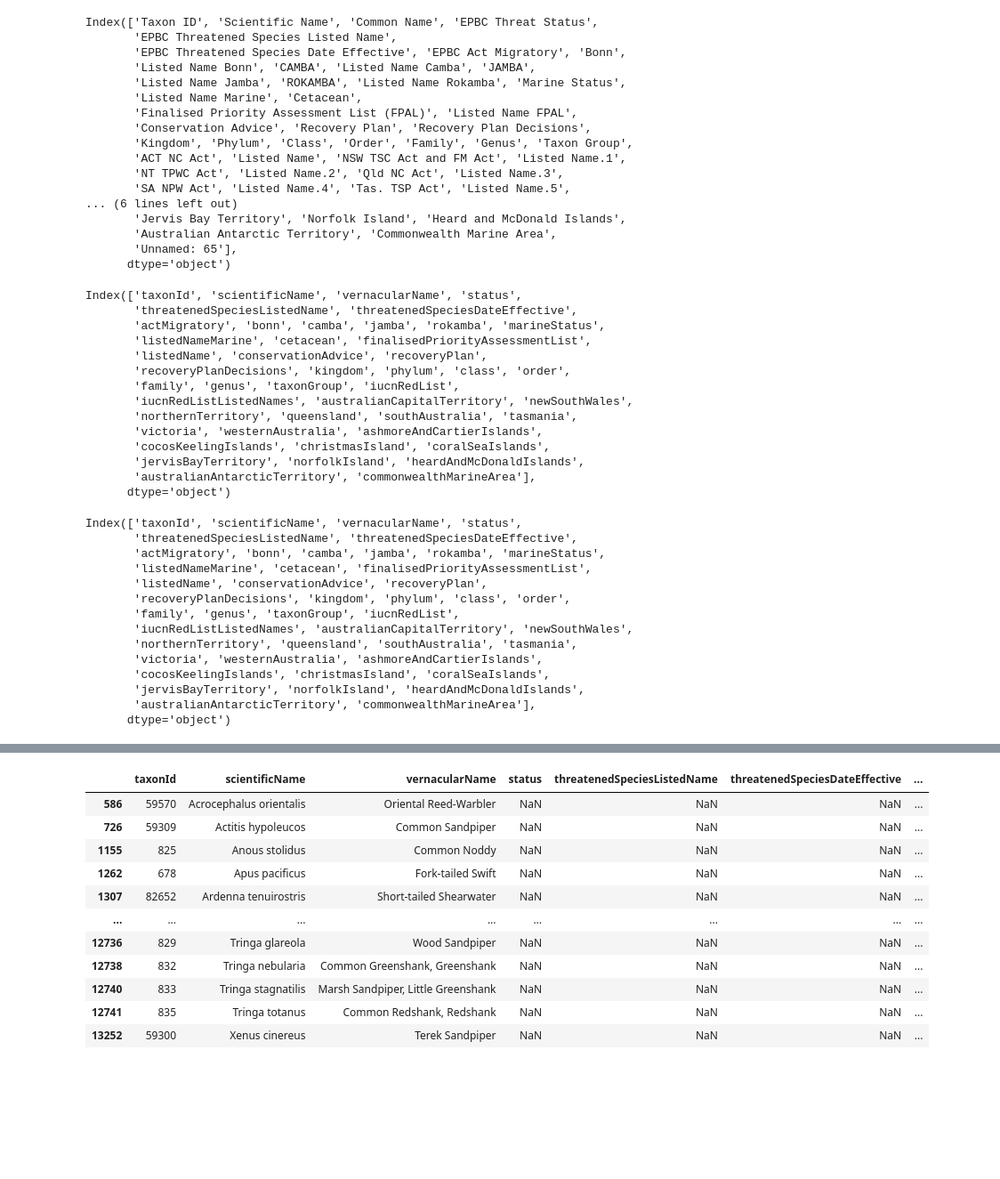
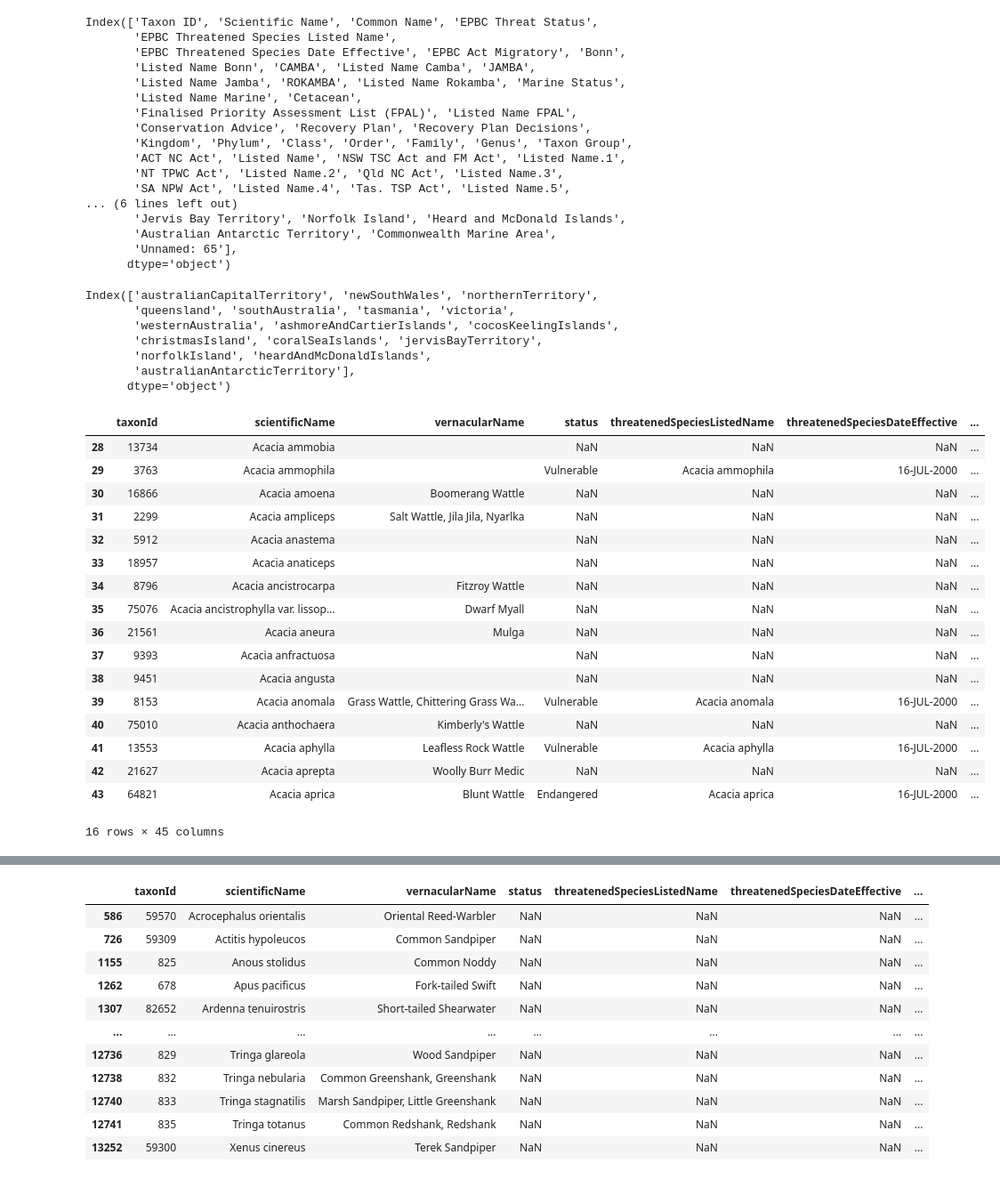
Before and after one commit to AtlasOfLivingAustralia/authoritative-lists, a Jupyter notebook: source-code/py-notebook/EPBC-list.ipynb, the cells around one changed output, grey strips where cells are left out. Shown at 89% size. Saved outputs shown, nothing was run; the diff lists cells and outputs as text; code cells hidden in the pictures; blank space fills up the shorter version.

Commit message:
Reworked column names - camel case

```diff
--- a/source-code/py-notebook/EPBC-list.ipynb
+++ b/source-code/py-notebook/EPBC-list.ipynb
@@ -67,19 +67,12 @@ epbcreport.columns = epbcreport.columns.str.strip()
 #Camel case all column names
 epbcreport = clean_columns(epbcreport, case = 'camel')
 # epbcreport.to_csv(projectDir + dataDir + "EPBC-new-conservation.csv",index=False)
-epbcreport.columns
+epbcreport.columns[28:44]
 # %% [output]
-Index(['taxonId', 'scientificName', 'vernacularName', 'status',
-       'threatenedSpeciesListedName', 'threatenedSpeciesDateEffective',
-       'actMigratory', 'bonn', 'camba', 'jamba', 'rokamba', 'marineStatus',
-       'listedNameMarine', 'cetacean', 'finalisedPriorityAssessmentList',
-       'listedName', 'conservationAdvice', 'recoveryPlan',
-       'recoveryPlanDecisions', 'kingdom', 'phylum', 'class', 'order',
-       'family', 'genus', 'taxonGroup', 'iucnRedList',
-       'iucnRedListListedNames', 'australianCapitalTerritory', 'newSouthWales',
-       'northernTerritory', 'queensland', 'southAustralia', 'tasmania',
-       'victoria', 'westernAustralia', 'ashmoreAndCartierIslands',
-       'cocosKeelingIslands', 'christmasIsland', 'coralSeaIslands',
-       'jervisBayTerritory', 'norfolkIsland', 'heardAndMcDonaldIslands',
-       'australianAntarcticTerritory', 'commonwealthMarineArea'],
+Index(['australianCapitalTerritory', 'newSouthWales', 'northernTerritory',
+       'queensland', 'southAustralia', 'tasmania', 'victoria',
+       'westernAustralia', 'ashmoreAndCartierIslands', 'cocosKeelingIslands',
+       'christmasIsland', 'coralSeaIslands', 'jervisBayTerritory',
+       'norfolkIsland', 'heardAndMcDonaldIslands',
+       'australianAntarcticTerritory'],
       dtype='object')
@@ -90,21 +79,25 @@ epbc = epbcreport[epbcreport["status"].notna()]
-# %%
-epbc.to_csv(projectDir + dataDir + "EPBC-new-conservation.csv",index=False)
-epbc.columns
-# %% [output]
-Index(['taxonId', 'scientificName', 'vernacularName', 'status',
-       'threatenedSpeciesListedName', 'threatenedSpeciesDateEffective',
-       'actMigratory', 'bonn', 'camba', 'jamba', 'rokamba', 'marineStatus',
-       'listedNameMarine', 'cetacean', 'finalisedPriorityAssessmentList',
-       'listedName', 'conservationAdvice', 'recoveryPlan',
-       'recoveryPlanDecisions', 'kingdom', 'phylum', 'class', 'order',
-       'family', 'genus', 'taxonGroup', 'iucnRedList',
-       'iucnRedListListedNames', 'australianCapitalTerritory', 'newSouthWales',
-       'northernTerritory', 'queensland', 'southAustralia', 'tasmania',
-       'victoria', 'westernAustralia', 'ashmoreAndCartierIslands',
-       'cocosKeelingIslands', 'christmasIsland', 'coralSeaIslands',
-       'jervisBayTerritory', 'norfolkIsland', 'heardAndMcDonaldIslands',
-       'australianAntarcticTerritory', 'commonwealthMarineArea'],
-      dtype='object')
+# %%
+df2 = epbcreport[28:44]
+df2
+# %% [output]
+|  | taxonId | scientificName | vernacularName | status | threatenedSpeciesListedName | threatenedSpeciesDateEffective | ... |
+| 28 | 13734 | Acacia ammobia |  | NaN | NaN | NaN | ... |
+| 29 | 3763 | Acacia ammophila |  | Vulnerable | Acacia ammophila | 16-JUL-2000 | ... |
+| 30 | 16866 | Acacia amoena | Boomerang Wattle | NaN | NaN | NaN | ... |
+| 31 | 2299 | Acacia ampliceps | Salt Wattle, Jila Jila, Nyarlka | NaN | NaN | NaN | ... |
+| 32 | 5912 | Acacia anastema |  | NaN | NaN | NaN | ... |
+| 33 | 18957 | Acacia anaticeps |  | NaN | NaN | NaN | ... |
+| 34 | 8796 | Acacia ancistrocarpa | Fitzroy Wattle | NaN | NaN | NaN | ... |
+| 35 | 75076 | Acacia ancistrophylla var. lissop... | Dwarf Myall | NaN | NaN | NaN | ... |
+| 36 | 21561 | Acacia aneura | Mulga | NaN | NaN | NaN | ... |
+| 37 | 9393 | Acacia anfractuosa |  | NaN | NaN | NaN | ... |
+| 38 | 9451 | Acacia angusta |  | NaN | NaN | NaN | ... |
+| 39 | 8153 | Acacia anomala | Grass Wattle, Chittering Grass Wa... | Vulnerable | Acacia anomala | 16-JUL-2000 | ... |
+| 40 | 75010 | Acacia anthochaera | Kimberly's Wattle | NaN | NaN | NaN | ... |
+| 41 | 13553 | Acacia aphylla | Leafless Rock Wattle | Vulnerable | Acacia aphylla | 16-JUL-2000 | ... |
+| 42 | 21627 | Acacia aprepta | Woolly Burr Medic | NaN | NaN | NaN | ... |
+| 43 | 64821 | Acacia aprica | Blunt Wattle | Endangered | Acacia aprica | 16-JUL-2000 | ... |
+16 rows × 45 columns
 # %%
 # create Bonn list
 bonn = epbcreport[epbcreport["bonn"].notna()]
```
Also changed, not shown: parts of 2 cells of this notebook, 12 other files.
